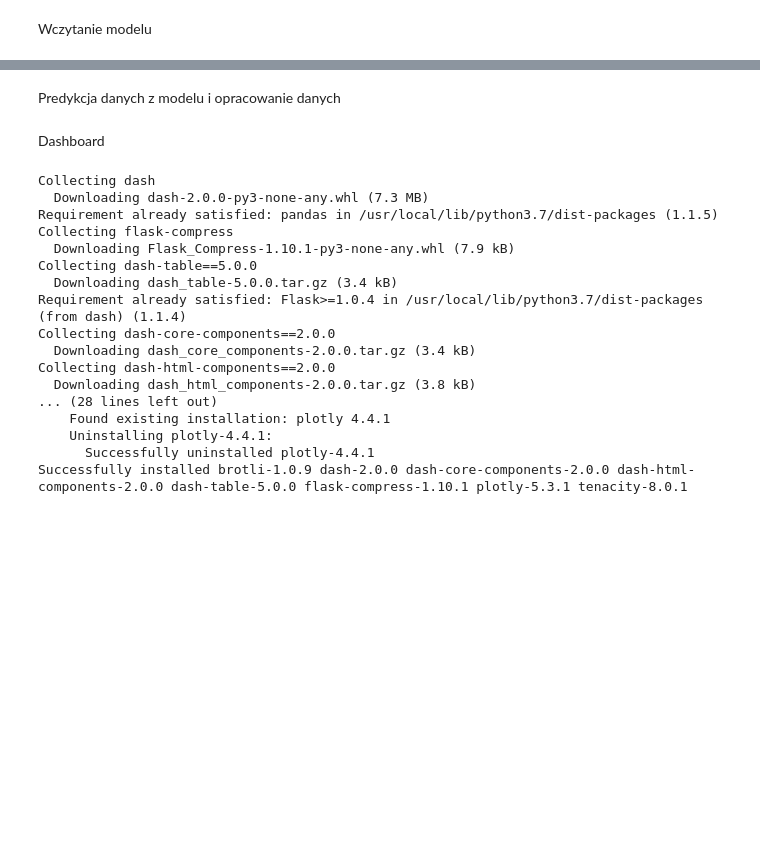
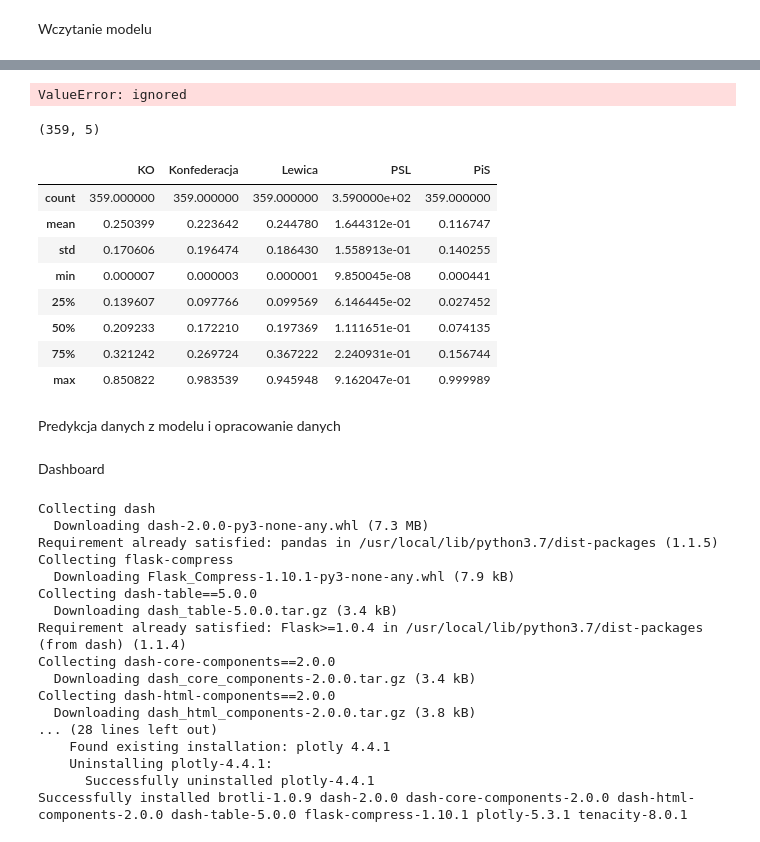
Before and after one commit to ZDDATApol4/prediction-political-preferences, a Jupyter notebook: GUI_projekt_końcowy.ipynb, the cells around one changed output, grey strips where cells are left out. Drawn from its saved outputs; the diff is of its cells as text; code cells hidden in the pictures; blank space fills up the shorter version.

```diff
--- a/GUI_projekt_końcowy.ipynb
+++ b/GUI_projekt_końcowy.ipynb
@@ -142,9 +181,28 @@ Unpacking objects: 100% (21/21), done.
 # %%
 from keras.models import load_model
 # %%
-loaded_model = load_model('prediction-political-preferences/test_model_for_dash.h5')
+#loaded_model = load_model('prediction-political-preferences/test_model_for_dash.h5')
+loaded_model = load_model('prediction-political-preferences/medium_weights_with_stopwords.h5')
+# %% [output]
+ValueError: ignored
 # %%
 predicted = loaded_model.predict(test_padded)
+predicted.shape
+# %% [output]
+(359, 5)
+# %%
+df = pd.DataFrame(predicted, columns=['KO', 'Konfederacja', 'Lewica', 'PSL', 'PiS'])
+df.describe()
+# %% [output]
+|  | KO | Konfederacja | Lewica | PSL | PiS |
+| count | 359.000000 | 359.000000 | 359.000000 | 3.590000e+02 | 359.000000 |
+| mean | 0.250399 | 0.223642 | 0.244780 | 1.644312e-01 | 0.116747 |
+| std | 0.170606 | 0.196474 | 0.186430 | 1.558913e-01 | 0.140255 |
+| min | 0.000007 | 0.000003 | 0.000001 | 9.850045e-08 | 0.000441 |
+| 25% | 0.139607 | 0.097766 | 0.099569 | 6.146445e-02 | 0.027452 |
+| 50% | 0.209233 | 0.172210 | 0.197369 | 1.111651e-01 | 0.074135 |
+| 75% | 0.321242 | 0.269724 | 0.367222 | 2.240931e-01 | 0.156744 |
+| max | 0.850822 | 0.983539 | 0.945948 | 9.162047e-01 | 0.999989 |
 # %% [markdown]
 Predykcja danych z modelu i opracowanie danych
 # %% [markdown]
```
Also changed, not shown: parts of 7 cells of this notebook.
